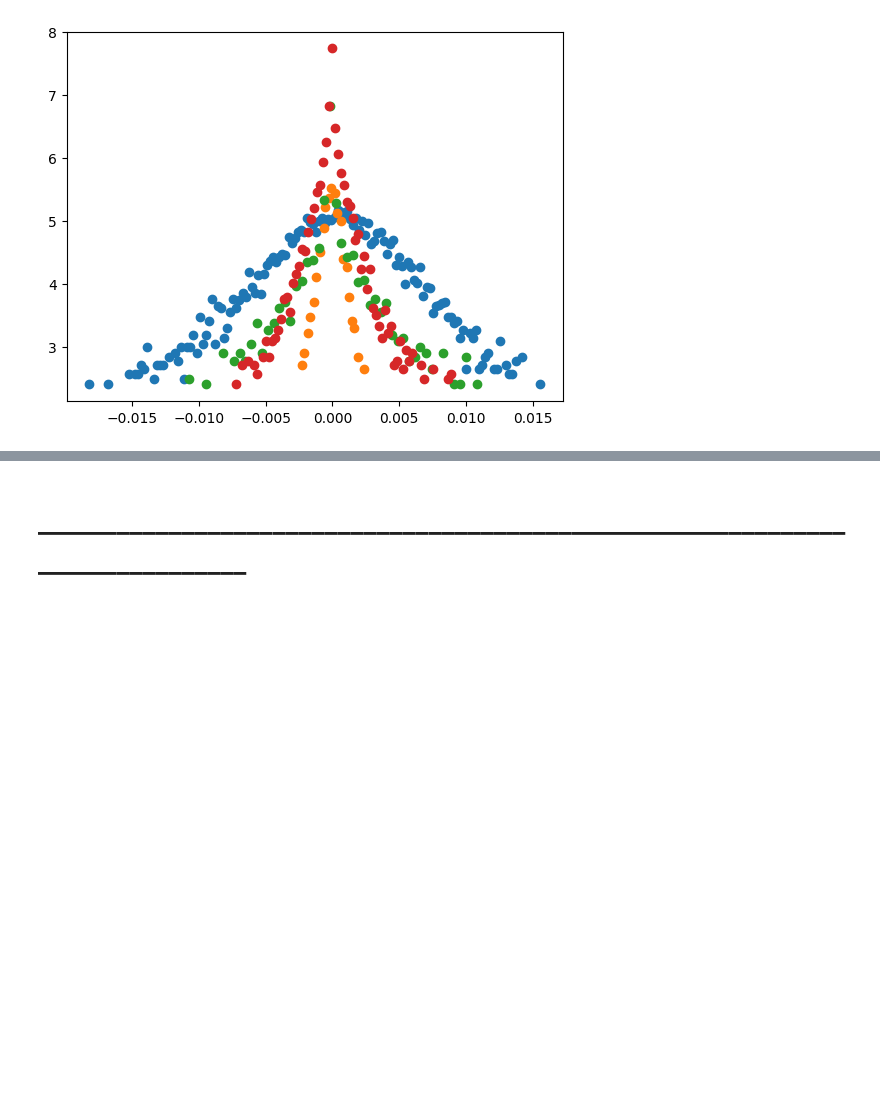
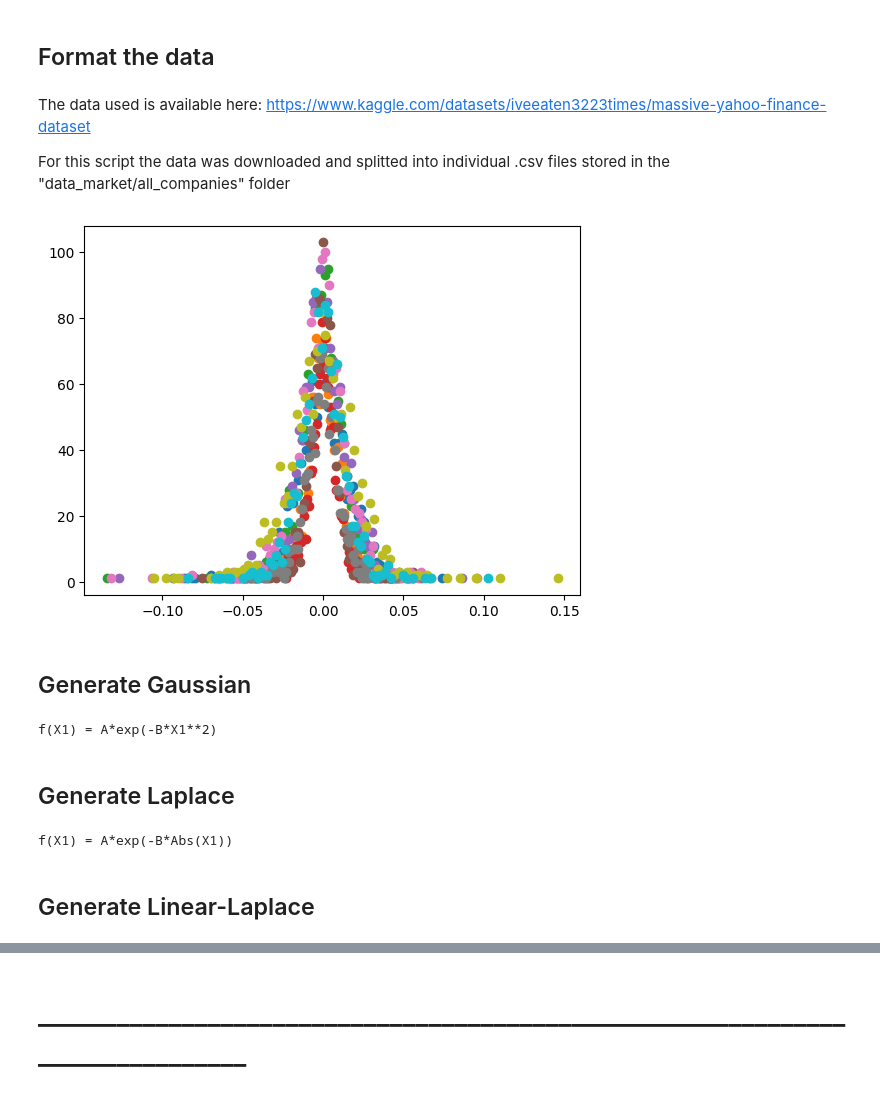
Before and after one commit to erusseil/MvSR-analysis, a Jupyter notebook: real_data/data_market.ipynb, the cells around one changed output, grey strips where cells are left out. Cells and saved outputs as stored; diff of their text form; code cells hidden in the pictures; blank space fills up the shorter version.

```diff
--- a/real_data/data_market.ipynb
+++ b/real_data/data_market.ipynb
@@ -17,31 +22,55 @@ import analysis as ana
+# %% [markdown]
+## Format the data
+# %% [markdown]
+The data used is available here: https://www.kaggle.com/datasets/iveeaten3223times/massive-yahoo-finance-dataset
+
+For this script the data was downloaded and splitted into individual .csv files stored in the "data_market/all_companies" folder
 # %%
 folder = "data_market/examples"
+onlyfiles = [f for f in listdir("data_market/all_companies") if isfile(join("data_market/all_companies", f))]
+
 
 # Delete and recreate folder
 if os.path.exists(f"{folder}"):
     shutil.rmtree(f"{folder}")
 os.makedirs(f"{folder}")
 
-files = ['CAC40','NASDAQ_AAPL_2010_5m','Bitcoin','Microsoft']
-
-for i in range(len(files)):
-    data = pd.read_csv(f"data_market/{files[i]}.csv")
+for i in range(10):
+    data = pd.read_csv(f"data_market/all_companies/{onlyfiles[i]}")
     data['Open'] = data['Open']/data['Open'].max()
     diffs = (np.array(data['Open'][1:]) - np.array(data['Open'][:-1]))
     diffs = diffs[diffs==diffs]
 
-    hist, bins = np.histogram(diffs, bins=500);
+    hist, bins = np.histogram(diffs, bins=100);
     x, y = bins[:-1], hist
 
-    mask = y > 10
+    mask = y > 0
     x, y = x[mask], y[mask]
-    y = np.log(y)
-
-    #mask2 = y!=0
-    #x, y = x[mask2], y[mask2]
 
     plt.scatter(x, y)
     ana.save_2D_example(x, y, f'{folder}/example{i}.csv')
 # %% [output]
-[figure, old version]
+[figure, new version]
+# %% [markdown]
+## Generate Gaussian
+# %%
+agg_best_str, all_best_str = mvsr.MultiViewSR(folder, maxL=8, maxD=3, generations=1000, seed=5,
+                                              OperationSet=Operon.NodeType.Abs|Operon.NodeType.Exp, verbose=False, explicit_params=False)
+
+func, func_str, initial_guess = ana.convert_string_to_func(agg_best_str, 1)
+print("f(X1) =", func_str)
+# %% [output]
+f(X1) = A*exp(-B*X1**2)
+# %% [markdown]
+## Generate Laplace
+# %%
+agg_best_str, all_best_str = mvsr.MultiViewSR(folder, maxL=8, maxD=3, generations=1000, seed=11,
+                                              OperationSet=Operon.NodeType.Abs|Operon.NodeType.Exp, verbose=False, explicit_params=False)
+
+func, func_str, initial_guess = ana.convert_string_to_func(agg_best_str, 1)
+print("f(X1) =", func_str)
+# %% [output]
+f(X1) = A*exp(-B*Abs(X1))
+# %% [markdown]
+## Generate Linear-Laplace
 # %%
```
Also changed, not shown: parts of 10 cells of this notebook, 24 other files.
